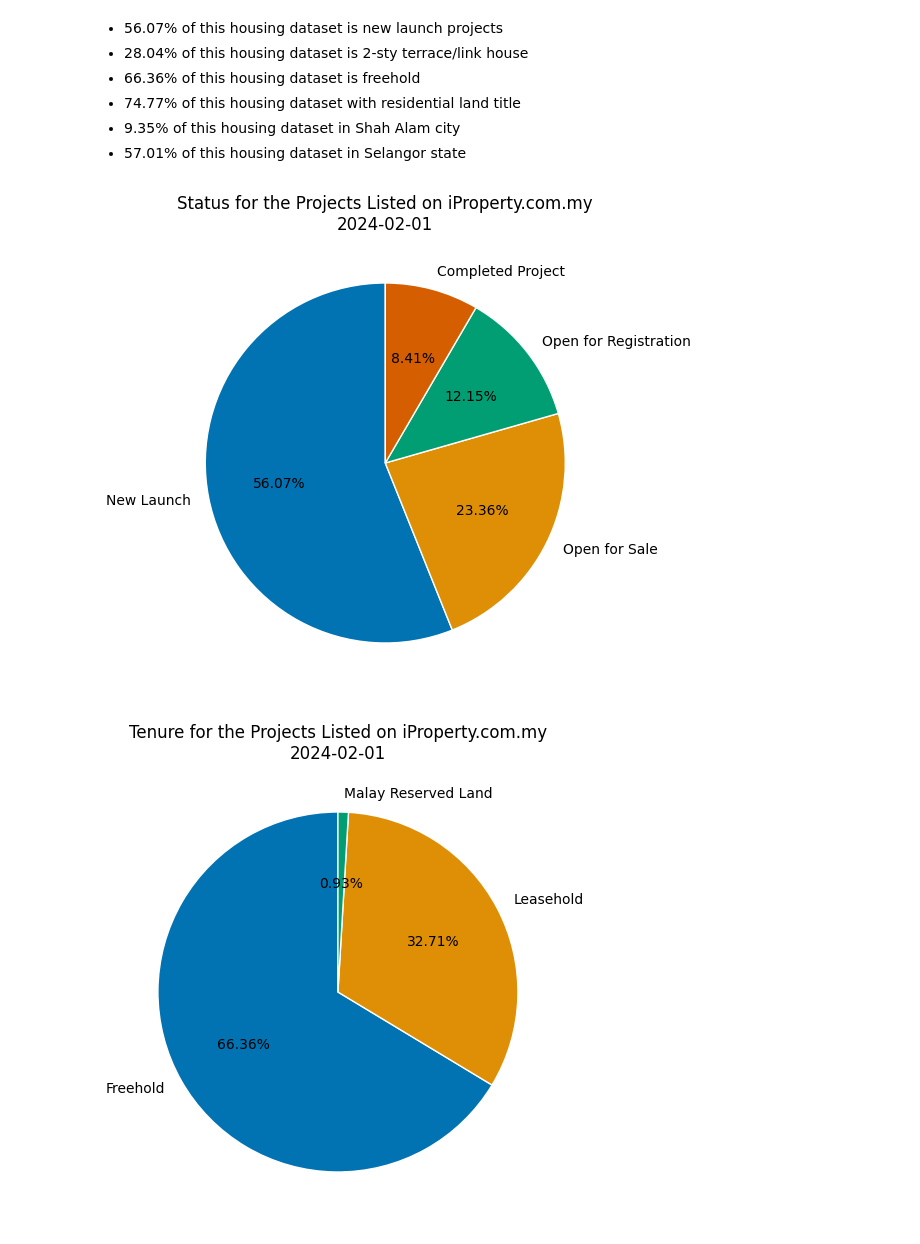
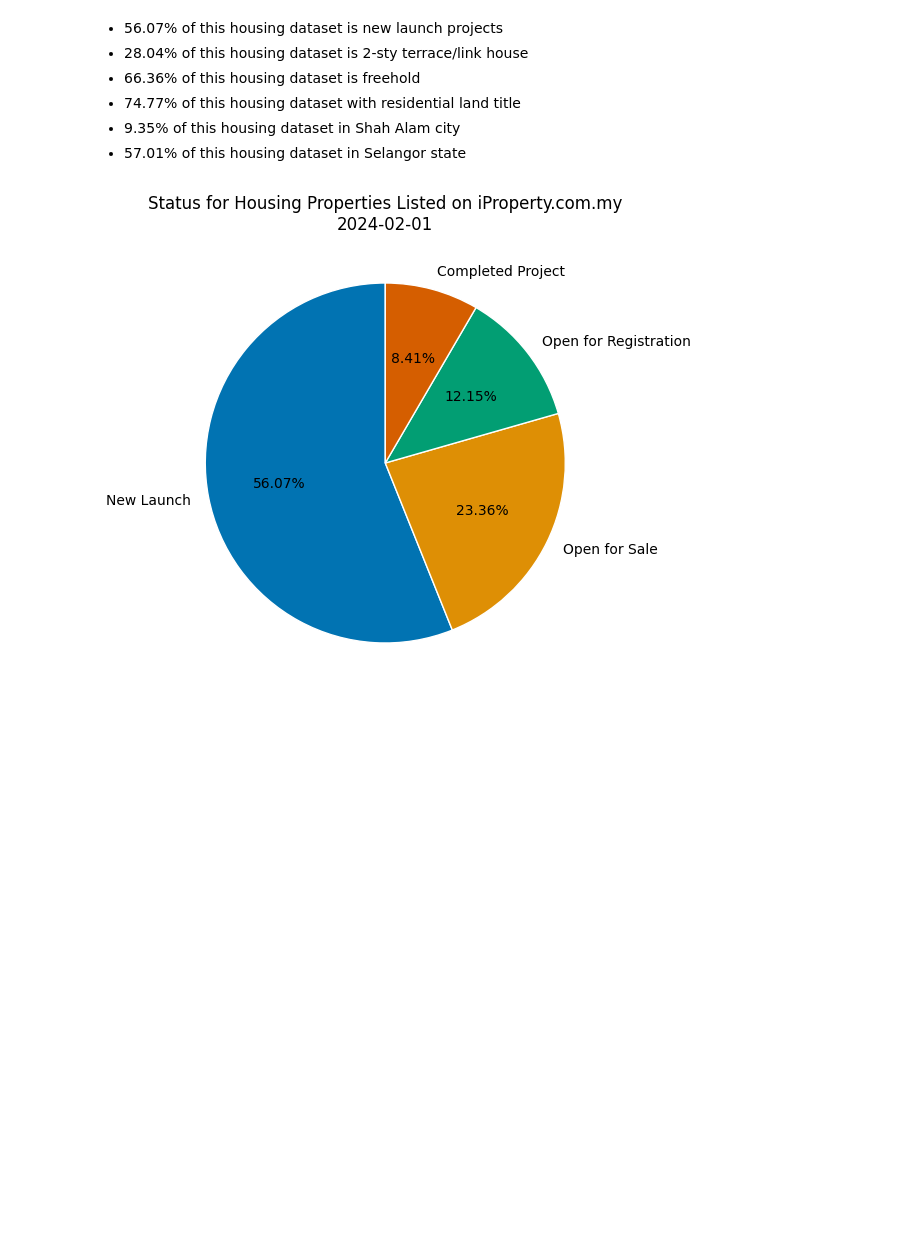
Before and after one commit to Bsting/fc_aps_mini_project_1, a Jupyter notebook: eda/iproperty_eda.ipynb, the cells around one changed output. Saved outputs shown, nothing was run; the diff lists cells and outputs as text; code cells hidden in the pictures; blank space fills up the shorter version.

```diff
--- a/eda/iproperty_eda.ipynb
+++ b/eda/iproperty_eda.ipynb
@@ -332,0 +379,9 @@ Name: count, dtype: int64
+# %%
+df.iloc[77, df.columns.get_loc('bedroom')] = 1
+df.iloc[78, df.columns.get_loc('bedroom')] = 1
+df.iloc[118, df.columns.get_loc('bedroom')] = 4
+df.iloc[119, df.columns.get_loc('bedroom')] = 3
+df.iloc[120, df.columns.get_loc('bedroom')] = 3
+df.iloc[221, df.columns.get_loc('bedroom')] = 4
+df.iloc[222, df.columns.get_loc('bedroom')] = 4
+df.iloc[223, df.columns.get_loc('bedroom')] = 4
@@ -333,3 +412,10 @@ Name: count, dtype: int64
+# %%
+df.iloc[118, df.columns.get_loc('bathroom')] = 3
+df.iloc[119, df.columns.get_loc('bathroom')] = 2
+df.iloc[120, df.columns.get_loc('bathroom')] = 2
+df.iloc[221, df.columns.get_loc('bathroom')] = 3
+df.iloc[222, df.columns.get_loc('bathroom')] = 4
+df.iloc[223, df.columns.get_loc('bathroom')] = 3
 # %%
 # drop unused columns
 df.drop(['address', 'link', 'description'], axis=1, inplace=True)
@@ -395,12 +481,12 @@ df_house.describe(include='all')
 # %%
 # filter unique property projects
-df_unique_title = df_house.copy()
+df_project = df_house.copy()
 # drop information related to unit type
-df_unique_title.drop(['price', 'built_up_size', 'bedroom', 'bathroom', 'car_park'], axis=1, inplace=True)
+df_project.drop(['price', 'built_up_size', 'bedroom', 'bathroom', 'car_park'], axis=1, inplace=True)
 # drop duplicated rows
-df_unique_title.drop_duplicates(inplace=True)
+df_project.drop_duplicates(inplace=True)
 pd.set_option('display.max_colwidth', 30)
-df_unique_title.describe(include='all')
+df_project.describe(include='all')
 # %% [output]
 |  | title | status | type | tenure | land_title | category | city | state |
 | count | 107 | 107 | 107 | 107 | 107 | 107 | 107 | 107 |
@@ -415,7 +501,7 @@ df_unique_title.describe(include='all')
 - 9.35% of this housing dataset in Shah Alam city
 - 57.01% of this housing dataset in Selangor state
 # %%
-def draw_pie_chart_for_projects(data, target_column, agg_count_column, title):
+def plot_pie_chart(data, target_column, agg_count_column, title):
     target = data[target_column].value_counts().reset_index(name='total')
     plt.pie(
         x=target['total'],
@@ -429,10 +515,6 @@ def draw_pie_chart_for_projects(data, target_column, agg_count_column, title):
     plt.title(title)
     plt.show()
 # %%
-# draw pie chart for status, tenure and landtitle
-draw_pie_chart_for_projects(df_unique_title, 'status', 'title', f"Status for the Projects Listed on iProperty.com.my\n{date}")
-draw_pie_chart_for_projects(df_unique_title, 'tenure', 'title', f"Tenure for the Projects Listed on iProperty.com.my\n{date}")
-draw_pie_chart_for_projects(df_unique_title, 'land_title', 'title', f"Land title for the Projects Listed on iProperty.com.my\n{date}")
+plot_pie_chart(df_project, 'status', 'title', f"Status for Housing Properties Listed on iProperty.com.my\n{date}")
 # %% [output]
-[figure, old version]
+[figure, new version]
-[figure, removed]
```
Also changed, not shown: parts of 42 cells of this notebook, 1 other file.
